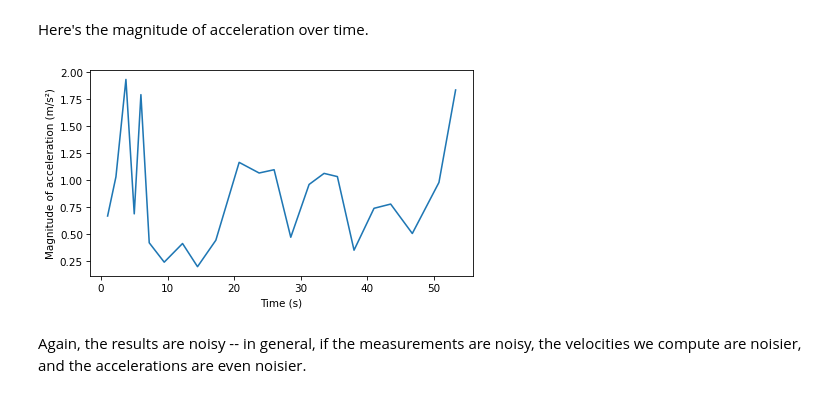
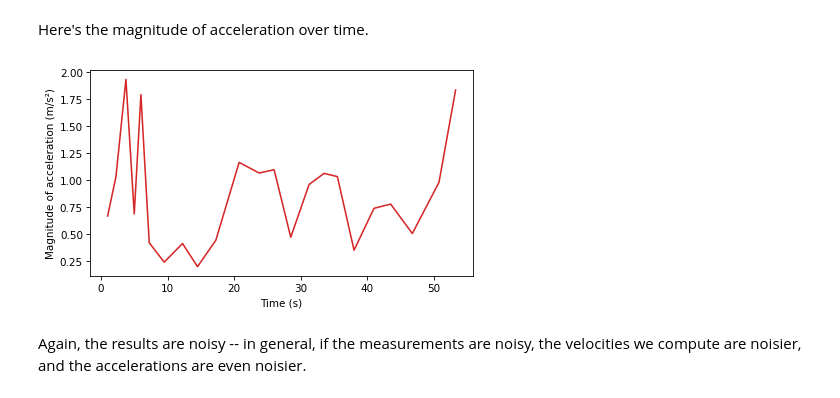
Before and after one commit to AllenDowney/ThinkLinearAlgebra, a Jupyter notebook: _sources/track.ipynb, the cells around one changed output. Cells and saved outputs as stored; diff of their text form; code cells hidden in the pictures.

```diff
--- a/_sources/track.ipynb
+++ b/_sources/track.ipynb
@@ -542,10 +542,10 @@ array([ 1.  ,  2.25,  3.75,  5.  ,  6.  ,  7.25,  9.5 , 12.25, 14.5 ,
 # %% [markdown]
 Here's the magnitude of acceleration over time.
 # %%
-plt.plot(ts_acc, magnitudes_acc)
+plt.plot(ts_acc, magnitudes_acc, color='C3')
 decorate(xlabel='Time (s)', ylabel='Magnitude of acceleration (m/s²)')
 # %% [output]
-[figure, old version]
+[figure, new version]
 # %% [markdown]
 Again, the results are noisy -- in general, if the measurements are noisy, the velocities we compute are noisier, and the accelerations are even noisier.
 # %% [markdown]
```
Also changed, not shown: parts of 11 cells of this notebook, 6 other files.
